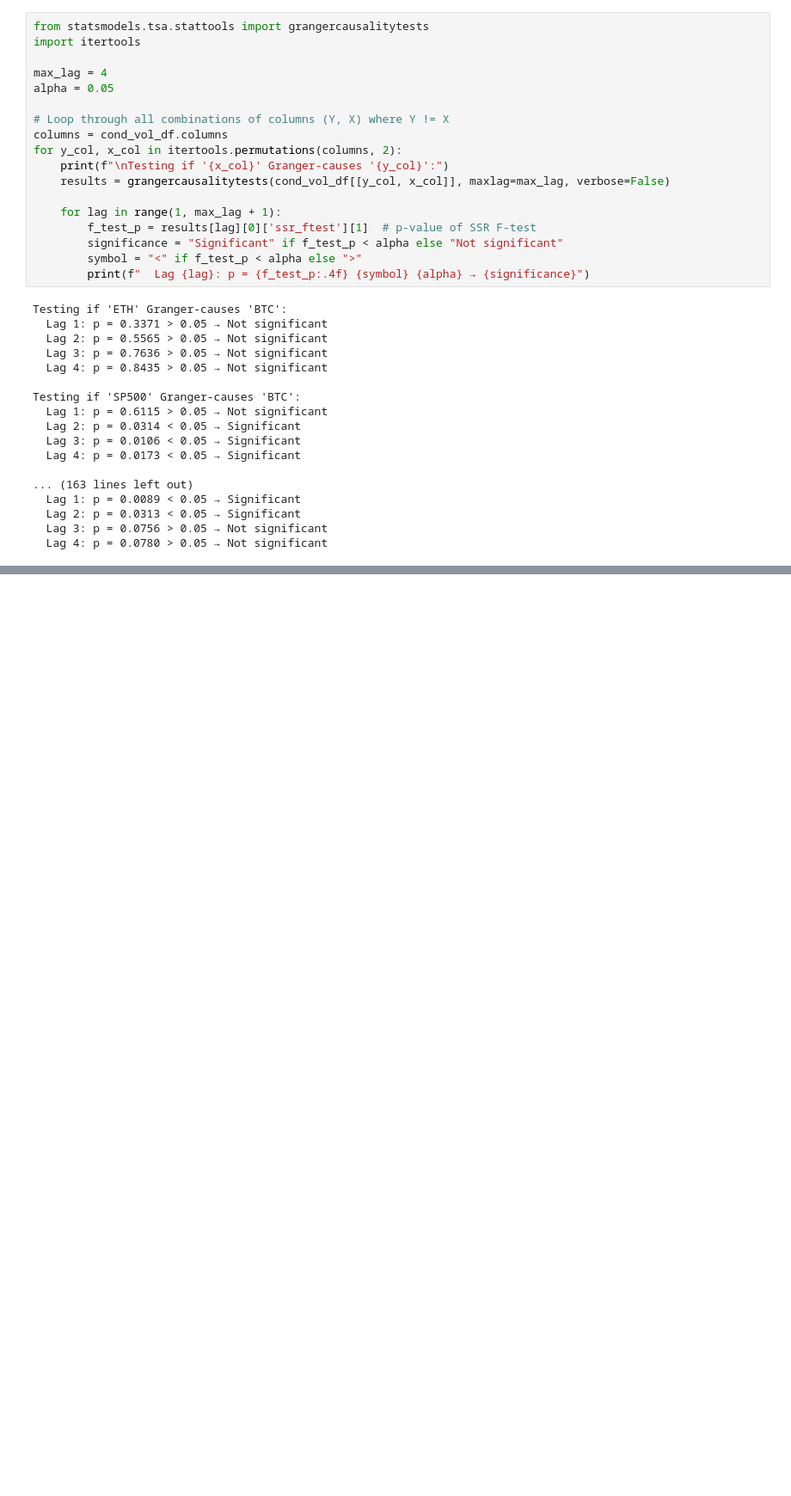
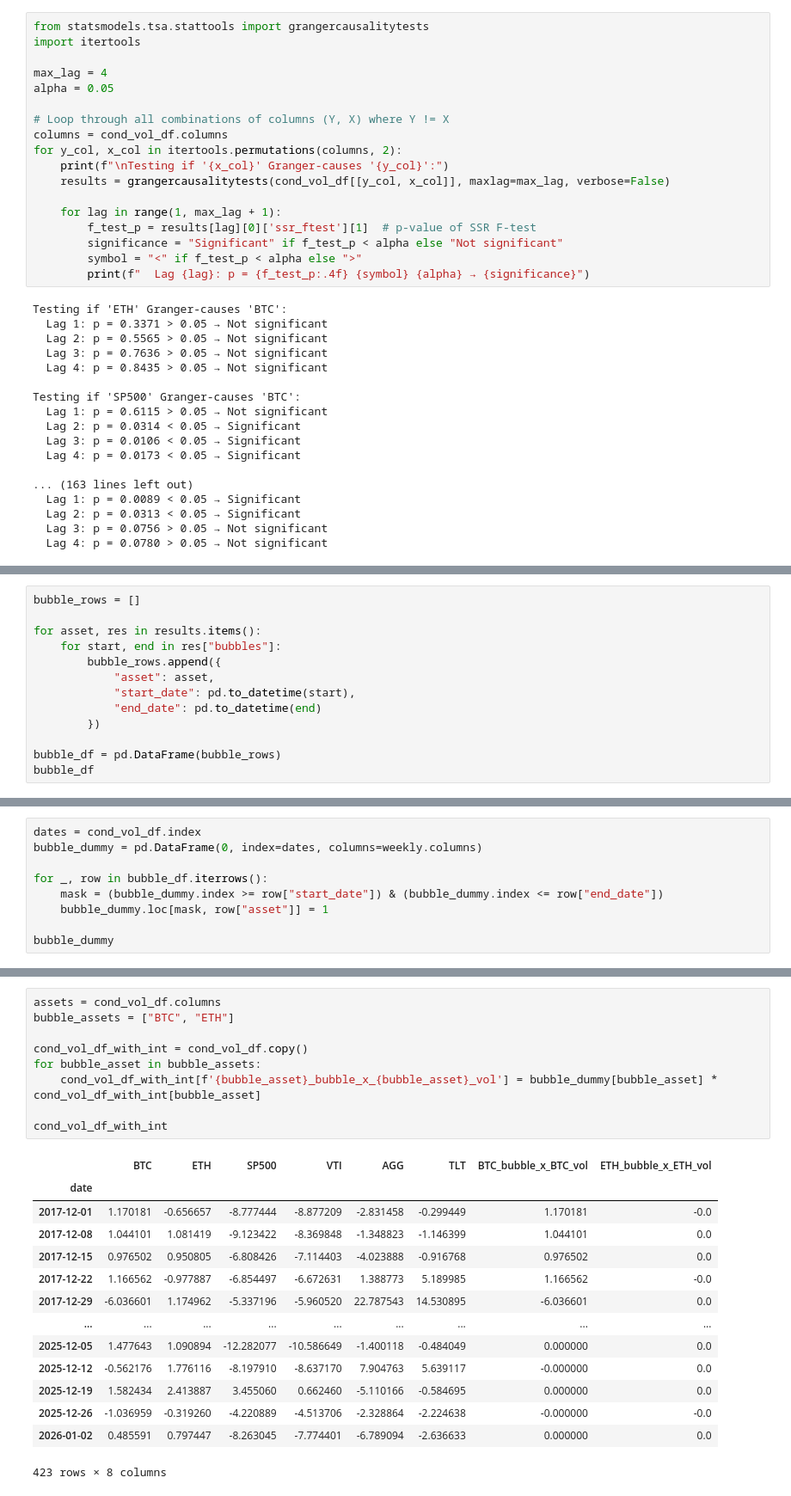
Before and after one commit to blurryskyx/DSE4211_Project, a Jupyter notebook: VAR Analysis.ipynb, the cells around one changed output, grey strips where cells are left out. Shown at 86% size. Drawn from its saved outputs; the diff is of its cells as text; blank space fills up the shorter version.

```diff
--- a/VAR Analysis.ipynb
+++ b/VAR Analysis.ipynb
@@ -366,0 +355,13 @@ results["BTC"]['bubbles']
+# %%
+bubble_rows = []
+
+for asset, res in results.items():
+    for start, end in res["bubbles"]:
+        bubble_rows.append({
+            "asset": asset,
+            "start_date": pd.to_datetime(start),
+            "end_date": pd.to_datetime(end)
+        })
+
+bubble_df = pd.DataFrame(bubble_rows)
+bubble_df
@@ -366,0 +378,9 @@ results["BTC"]['bubbles']
+# %%
+dates = cond_vol_df.index
+bubble_dummy = pd.DataFrame(0, index=dates, columns=weekly.columns)
+
+for _, row in bubble_df.iterrows():
+    mask = (bubble_dummy.index >= row["start_date"]) & (bubble_dummy.index <= row["end_date"])
+    bubble_dummy.loc[mask, row["asset"]] = 1
+
+bubble_dummy
@@ -366,0 +402,24 @@ results["BTC"]['bubbles']
+# %%
+assets = cond_vol_df.columns
+bubble_assets = ["BTC", "ETH"]
+
+cond_vol_df_with_int = cond_vol_df.copy()
+for bubble_asset in bubble_assets:
+    cond_vol_df_with_int[f'{bubble_asset}_bubble_x_{bubble_asset}_vol'] = bubble_dummy[bubble_asset] * cond_vol_df_with_int[bubble_asset]
+
+cond_vol_df_with_int
+# %% [output]
+|  | BTC | ETH | SP500 | VTI | AGG | TLT | BTC_bubble_x_BTC_vol | ETH_bubble_x_ETH_vol |
+| date |  |  |  |  |  |  |  |  |
+| 2017-12-01 | 1.170181 | -0.656657 | -8.777444 | -8.877209 | -2.831458 | -0.299449 | 1.170181 | -0.0 |
+| 2017-12-08 | 1.044101 | 1.081419 | -9.123422 | -8.369848 | -1.348823 | -1.146399 | 1.044101 | 0.0 |
+| 2017-12-15 | 0.976502 | 0.950805 | -6.808426 | -7.114403 | -4.023888 | -0.916768 | 0.976502 | 0.0 |
+| 2017-12-22 | 1.166562 | -0.977887 | -6.854497 | -6.672631 | 1.388773 | 5.189985 | 1.166562 | -0.0 |
+| 2017-12-29 | -6.036601 | 1.174962 | -5.337196 | -5.960520 | 22.787543 | 14.530895 | -6.036601 | 0.0 |
+| ... | ... | ... | ... | ... | ... | ... | ... | ... |
+| 2025-12-05 | 1.477643 | 1.090894 | -12.282077 | -10.586649 | -1.400118 | -0.484049 | 0.000000 | 0.0 |
+| 2025-12-12 | -0.562176 | 1.776116 | -8.197910 | -8.637170 | 7.904763 | 5.639117 | -0.000000 | 0.0 |
+| 2025-12-19 | 1.582434 | 2.413887 | 3.455060 | 0.662460 | -5.110166 | -0.584695 | 0.000000 | 0.0 |
+| 2025-12-26 | -1.036959 | -0.319260 | -4.220889 | -4.513706 | -2.328864 | -2.224638 | -0.000000 | -0.0 |
+| 2026-01-02 | 0.485591 | 0.797447 | -8.263045 | -7.774401 | -6.789094 | -2.636633 | 0.000000 | 0.0 |
+423 rows × 8 columns
```
Also changed, not shown: parts of 24 cells of this notebook, 5 other files.
